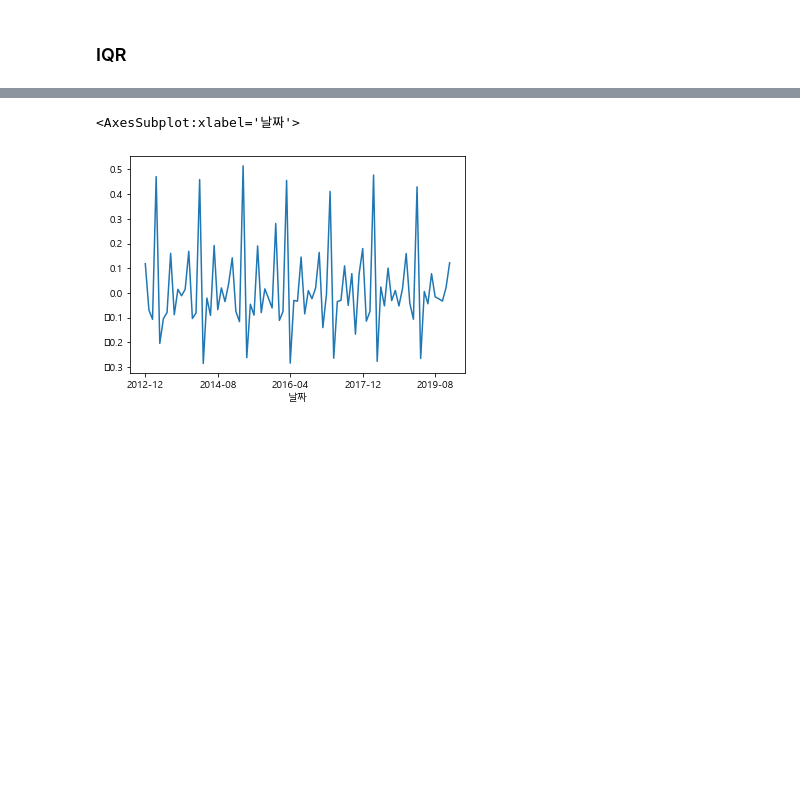
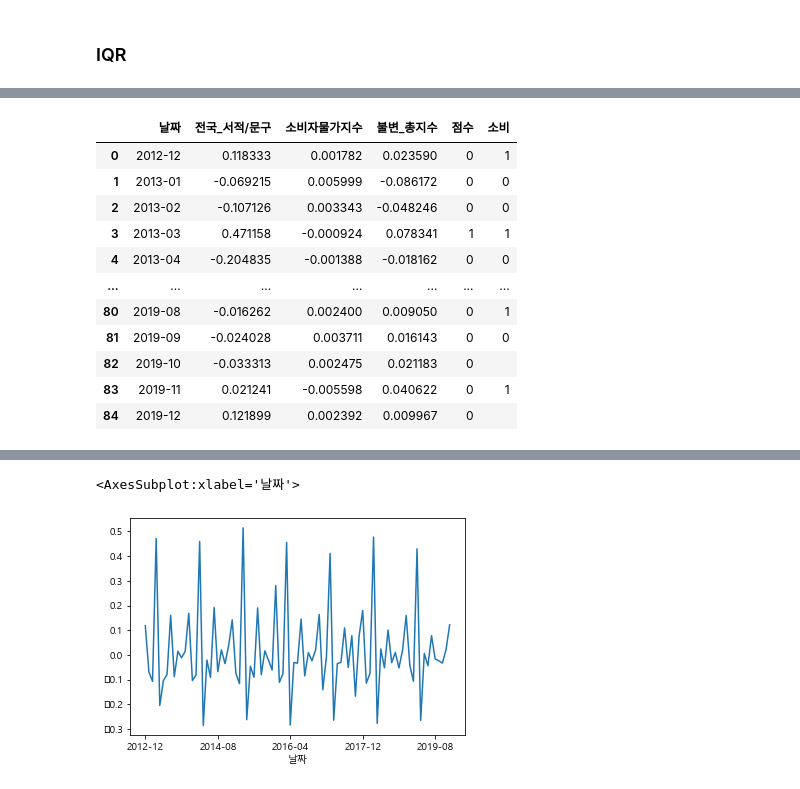
Before and after one commit to KJH3024/test, a Jupyter notebook: 프로젝트1/전국_카드.ipynb, the cells around one changed output, grey strips where cells are left out. Saved outputs shown, nothing was run; the diff lists cells and outputs as text; code cells hidden in the pictures; blank space fills up the shorter version.

```diff
--- a/프로젝트1/전국_카드.ipynb
+++ b/프로젝트1/전국_카드.ipynb
@@ -545,0 +546,2 @@ plt.show()
+# %%
+df_book = total_df1[['전국_서적/문구','소비자물가지수','불변_총지수']]
@@ -545,0 +565,12 @@ plt.show()
+# %%
+df_book.reset_index(level='날짜', inplace=True)
+# %%
+# 3월에 점수 1을 준다
+def month_encoding(month):
+    score = ""
+    if month.endswith("03") : score = 1
+    else : score = 0
+    return score
+# %%
+df_book["날짜"] = df_book["날짜"].astype(str)
+df_book["점수"] = df_book["날짜"].apply(lambda x: month_encoding(x))
@@ -545,0 +588,64 @@ plt.show()
+# %%
+import numpy as np
+
+df_book["날짜"] = df_book["날짜"].astype(str)
+df_book["소비"] = ""
+
+for i in range(0, 13):
+    for j in range(12, 85):
+        if df_book.loc[i,"전국_서적/문구"] > 0:
+            if df_book.loc[i,"소비자물가지수"] <= df_book["소비자물가지수"].quantile(q=0.75):
+                if df_book.loc[i,"불변_총지수"] >= df_book["불변_총지수"].quantile(q=0.25):
+                    df_book.loc[i,"소비"] = 1
+            elif df_book.loc[i,"소비자물가지수"] > df_book["소비자물가지수"].quantile(q=0.75):
+                if df_book.loc[i,"불변_총지수"] >= df_book["불변_총지수"].quantile(q=0.5):
+                    df_book.loc[i,"소비"] = 1
+            elif df_book.loc[i,"소비자물가지수"] > df_book["소비자물가지수"].quantile(q=0.75):
+                if df_book.loc[i,"불변_총지수"] < df_book["불변_총지수"].quantile(q=0.5):
+                    df_book.loc[i,"소비"] = 0
+
+        elif df_book.loc[i, "전국_서적/문구"] <= 0:
+            if df_book.loc[i,"소비자물가지수"] > df_book["소비자물가지수"].quantile(q=0.25):
+                if df_book.loc[i,"불변_총지수"] < df_book["불변_총지수"].quantile(q=0.75):
+                    df_book.loc[i,"소비"] = 0
+                else:
+                    df_book.loc[i,"소비"] = 1
+            elif df_book.loc[i,"소비자물가지수"] <= df_book["소비자물가지수"].quantile(q=0.25):
+                if df_book.loc[i,"불변_총지수"] > df_book["불변_총지수"].quantile(q=0.75):
+                    df_book.loc[i,"소비"] = 1
+                else:
+                    df_book.loc[i,"소비"] = 0
+
+
+        if df_book["전국_서적/문구"].loc[j] > 0:
+            if df_book["전국_서적/문구"].loc[j-12] > 0:
+                if df_book["전국_서적/문구"].loc[j] > df_book["전국_서적/문구"].loc[j-12]:
+                    df_book.loc[j,"소비"] = 1
+                elif df_book["전국_서적/문구"].loc[j] < df_book["전국_서적/문구"].loc[j-12]:
+                    if (df_book["전국_서적/문구"].loc[j]) > (df_book["전국_서적/문구"].loc[j-12]/(1/2)):
+                        if df_book.loc[j,"소비자물가지수"] <= 0.001091:
+                            if df_book.loc[j,"불변_총지수"] >= -0.003923:
+                                df_book.loc[j,"소비"] = 1
+                        elif df_book.loc[j,"소비자물가지수"] > 0.001091:
+                            if df_book.loc[j,"불변_총지수"] >= 0.009050:
+                                df_book.loc[j,"소비"] = 1
+                        elif df_book.loc[j,"소비자물가지수"] > 0.001091:
+                            if df_book.loc[j,"불변_총지수"] < 0.009050:
+                                df_book.loc[j,"소비"] = 0
+
+        elif df_book["전국_서적/문구"].loc[j] <= 0:
+            if df_book["전국_서적/문구"].loc[j] > df_book["전국_서적/문구"].loc[j-12]:
+                if df_book.loc[j, "전국_서적/문구"] > -0.024028:
+                    if df_book.loc[j,"소비자물가지수"] <= np.mean(df_book["소비자물가지수"]):
+                        if df_book.loc[j,"불변_총지수"] >= np.mean(df_book["불변_총지수"]):
+                            df_book.loc[j,"소비"] = 1
+                    elif df_book.loc[j,"소비자물가지수"] > np.mean(df_book["소비자물가지수"]):
+                        if df_book.loc[j,"불변_총지수"] >= np.mean(df_book["불변_총지수"]):
+                            df_book.loc[j,"소비"] = 1
+                    elif df_book.loc[j,"소비자물가지수"] > np.mean(df_book["소비자물가지수"]):
+                        if df_book.loc[j,"불변_총지수"] < np.mean(df_book["불변_총지수"]):
+                            df_book.loc[j,"소비"] = 0
+            elif df_book["전국_서적/문구"].loc[j] < df_book["전국_서적/문구"].loc[j-12]:
+                 df_book.loc[j,"소비"] = 0
+df_book
+# %% [output]
@@ -545,0 +662,12 @@ plt.show()
+|  | 날짜 | 전국_서적/문구 | 소비자물가지수 | 불변_총지수 | 점수 | 소비 |
+| 0 | 2012-12 | 0.118333 | 0.001782 | 0.023590 | 0 | 1 |
+| 1 | 2013-01 | -0.069215 | 0.005999 | -0.086172 | 0 | 0 |
+| 2 | 2013-02 | -0.107126 | 0.003343 | -0.048246 | 0 | 0 |
+| 3 | 2013-03 | 0.471158 | -0.000924 | 0.078341 | 1 | 1 |
+| 4 | 2013-04 | -0.204835 | -0.001388 | -0.018162 | 0 | 0 |
+| ... | ... | ... | ... | ... | ... | ... |
+| 80 | 2019-08 | -0.016262 | 0.002400 | 0.009050 | 0 | 1 |
+| 81 | 2019-09 | -0.024028 | 0.003711 | 0.016143 | 0 | 0 |
+| 82 | 2019-10 | -0.033313 | 0.002475 | 0.021183 | 0 |  |
+| 83 | 2019-11 | 0.021241 | -0.005598 | 0.040622 | 0 | 1 |
+| 84 | 2019-12 | 0.121899 | 0.002392 | 0.009967 | 0 |  |
```
Also changed, not shown: parts of 18 cells of this notebook.
